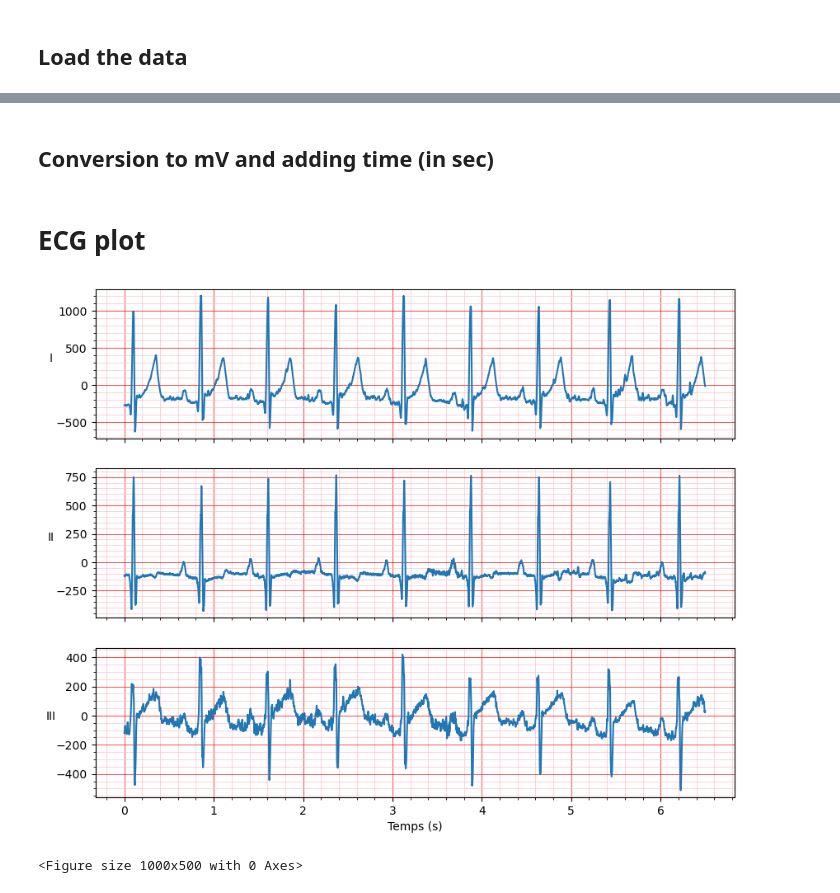
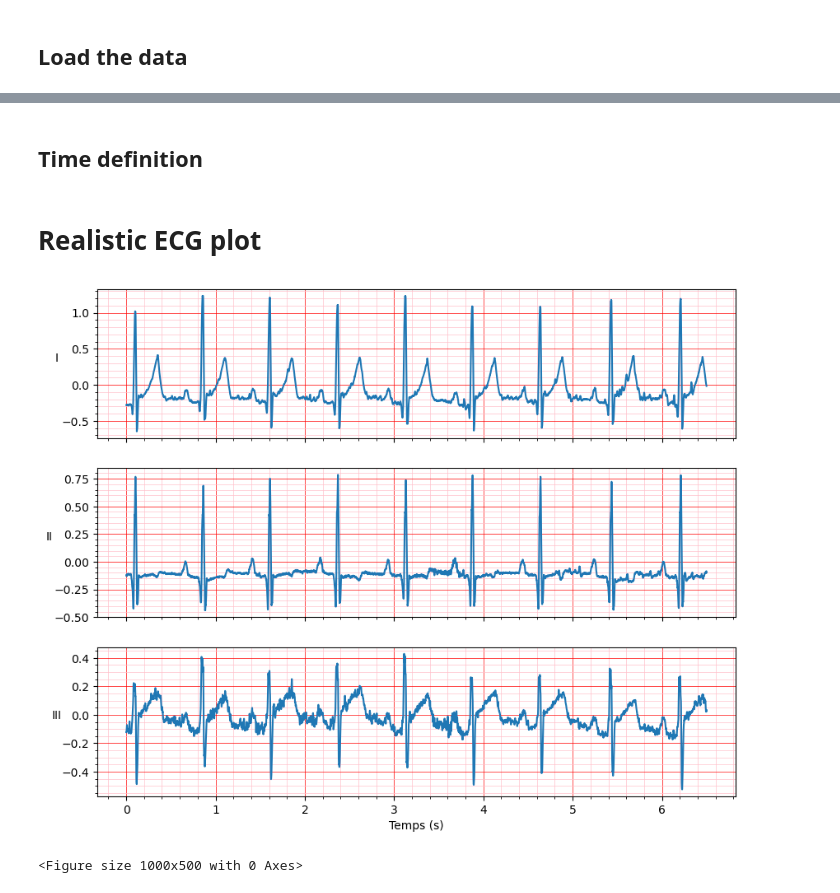
Before and after one commit to DelphineHun-student/Series01-Python-DelphineHun-student, a Jupyter notebook: realistic_ECG.ipynb, the cells around one changed output, grey strips where cells are left out. Drawn from its saved outputs; the diff is of its cells as text; code cells hidden in the pictures.

Commit message:
Adaptation with time calculation change

```diff
--- a/realistic_ECG.ipynb
+++ b/realistic_ECG.ipynb
@@ -20,2 +19,0 @@ print(data.shape) # (number of rows, number of columns)
-# %% [markdown]
-## Conversion to mV and adding time (in sec)
@@ -24,33 +20,40 @@ ecg_mv = data * 1.024 # Convert to mV
+# %% [markdown]
+## Time definition
+# %%
+ecg_mv = data * 1.024/1000 # Convert to mV
+
+fs = 1000 # sampling rate in Hz
+t = np.arange(0, data.shape[0])/fs
 # %% [markdown]
-# ECG plot
+# Realistic ECG plot
 # %%
 # Charger les données (suppose 4 colonnes : temps + 3 amplitudes)
-data = np.loadtxt('data/ECGu.txt', skiprows=1)
+data = np.loadtxt('data/ECGu.txt')
 fig, axs = plt.subplots(3, 1, figsize=(10, 8), sharex=True) # Create 3 subplots sharing x-axis
 
-time = data[:, 0]        # Colonne 1 (index 0)
-amplitude1 = data[:, 3]   # Colonne 4 (index 3)
-amplitude2 = data[:, 4]   # Colonne 5 (index 4)
-amplitude3 = data[:, 5]  # Colonne 6 (index 5)
+time = t     # Time
+amplitude1 = ecg_mv[:, 0]   # Colonne 1 (index 0)
+amplitude2 = ecg_mv[:, 1]   # Colonne 2 (index 1)
+amplitude3 = ecg_mv[:, 2]  # Colonne 3 (index 2)
 
 axs[0].plot(time, amplitude1)
 axs[1].plot(time, amplitude2)
 axs[2].plot(time, amplitude3)
 
 axs[0].set_ylabel('I', rotation=0)
 axs[1].set_ylabel('II', rotation=0)
 axs[2].set_ylabel('III', rotation=0)
 axs[2].set_xlabel('Temps (s)')
 
 for ax in axs: # ax is a sous graphique
     ax.grid(which='major', color='red', linestyle='-', linewidth=0.5)
     ax.grid(which='minor', color='pink', linestyle='-', linewidth=0.5)
     ax.minorticks_on()
 
 plt.figure(figsize=(10, 5))
 
 plt.tight_layout
 plt.show()
 # %% [output]
-[figure, old version]
+[figure, new version]
 <Figure size 1000x500 with 0 Axes>
```
Also changed, not shown: parts of 2 cells of this notebook.
